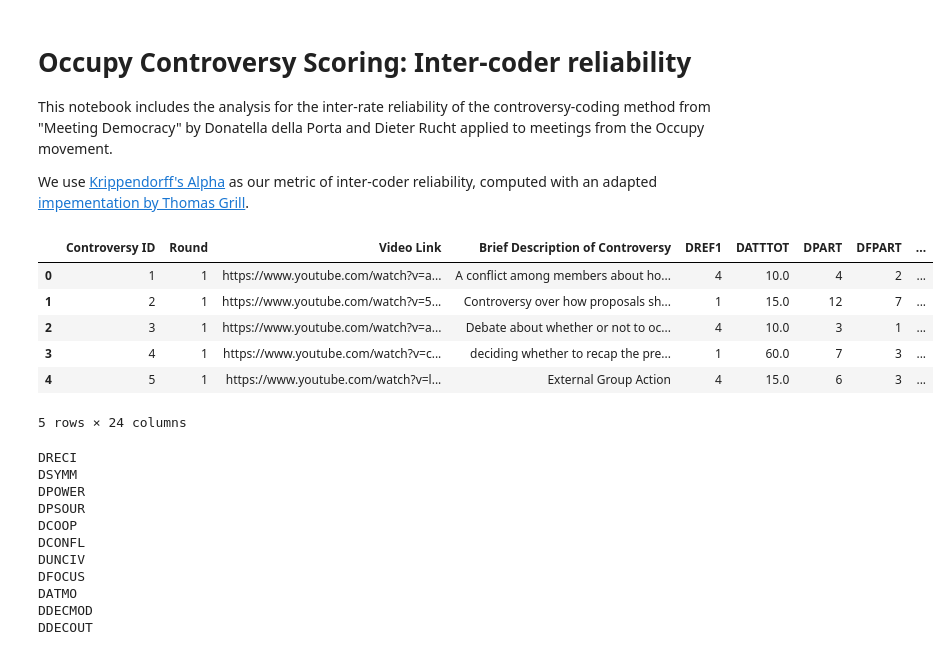
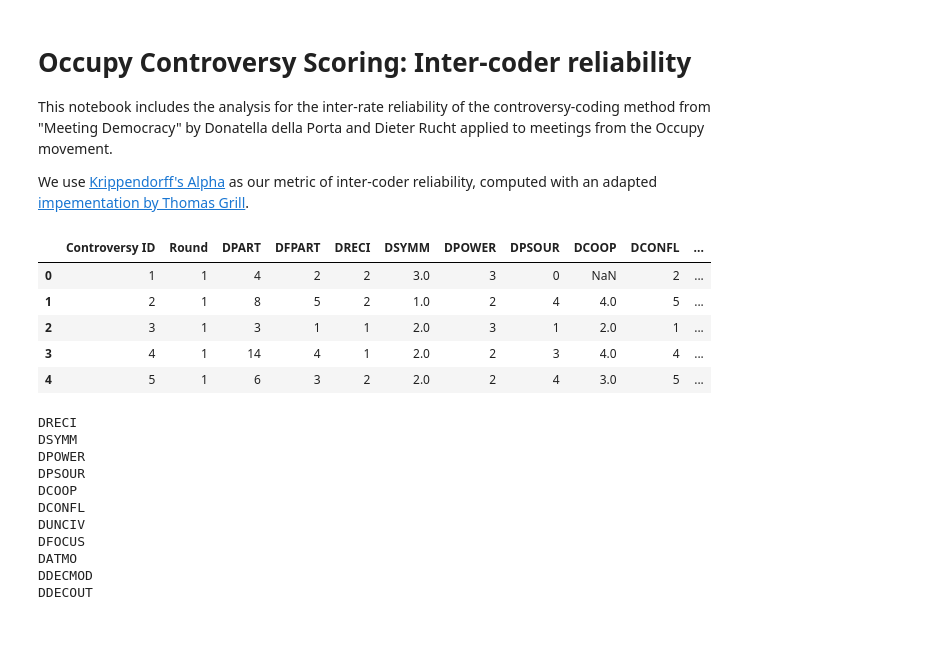
Before and after one commit to bluebelmont/symsys271, a Jupyter notebook: Inter-coder reliability.ipynb, the cells around one changed output. Cells and saved outputs as stored; diff of their text form; code cells hidden in the pictures.

```diff
--- a/Inter-coder reliability.ipynb
+++ b/Inter-coder reliability.ipynb
@@ -18,12 +15,11 @@ plotly.tools.set_credentials_file(username='bsheffer', api_key='j9uqpB0oxGvWHBFb
 # %%
-coder_scores = pandas.read_csv('Pre-Analysis (3-12) - Raw Data.csv', header=0)
+coder_scores = pandas.read_csv('response_table.csv', header=0)
 coder_scores.head()
 # %% [output]
-|  | Controversy ID | Round | Video Link | Brief Description of Controversy | DREF1 | DATTTOT | DPART | DFPART | ... |
-| 0 | 1 | 1 | https://www.youtube.com/watch?v=a... | A conflict among members about ho... | 4 | 10.0 | 4 | 2 | ... |
-| 1 | 2 | 1 | https://www.youtube.com/watch?v=5... | Controversy over how proposals sh... | 1 | 15.0 | 12 | 7 | ... |
-| 2 | 3 | 1 | https://www.youtube.com/watch?v=a... | Debate about whether or not to oc... | 4 | 10.0 | 3 | 1 | ... |
-| 3 | 4 | 1 | https://www.youtube.com/watch?v=c... | deciding whether to recap the pre... | 1 | 60.0 | 7 | 3 | ... |
-| 4 | 5 | 1 | https://www.youtube.com/watch?v=l... | External Group Action | 4 | 15.0 | 6 | 3 | ... |
+|  | Controversy ID | Round | DPART | DFPART | DRECI | DSYMM | DPOWER | DPSOUR | DCOOP | DCONFL | ... |
+| 0 | 1 | 1 | 4 | 2 | 2 | 3.0 | 3 | 0 | NaN | 2 | ... |
+| 1 | 2 | 1 | 8 | 5 | 2 | 1.0 | 2 | 4 | 4.0 | 5 | ... |
+| 2 | 3 | 1 | 3 | 1 | 1 | 2.0 | 3 | 1 | 2.0 | 1 | ... |
+| 3 | 4 | 1 | 14 | 4 | 1 | 2.0 | 2 | 3 | 4.0 | 4 | ... |
+| 4 | 5 | 1 | 6 | 3 | 2 | 2.0 | 2 | 4 | 3.0 | 5 | ... |
-5 rows × 24 columns
 # %%
```
Also changed, not shown: parts of 4 cells of this notebook, 5 other files.
